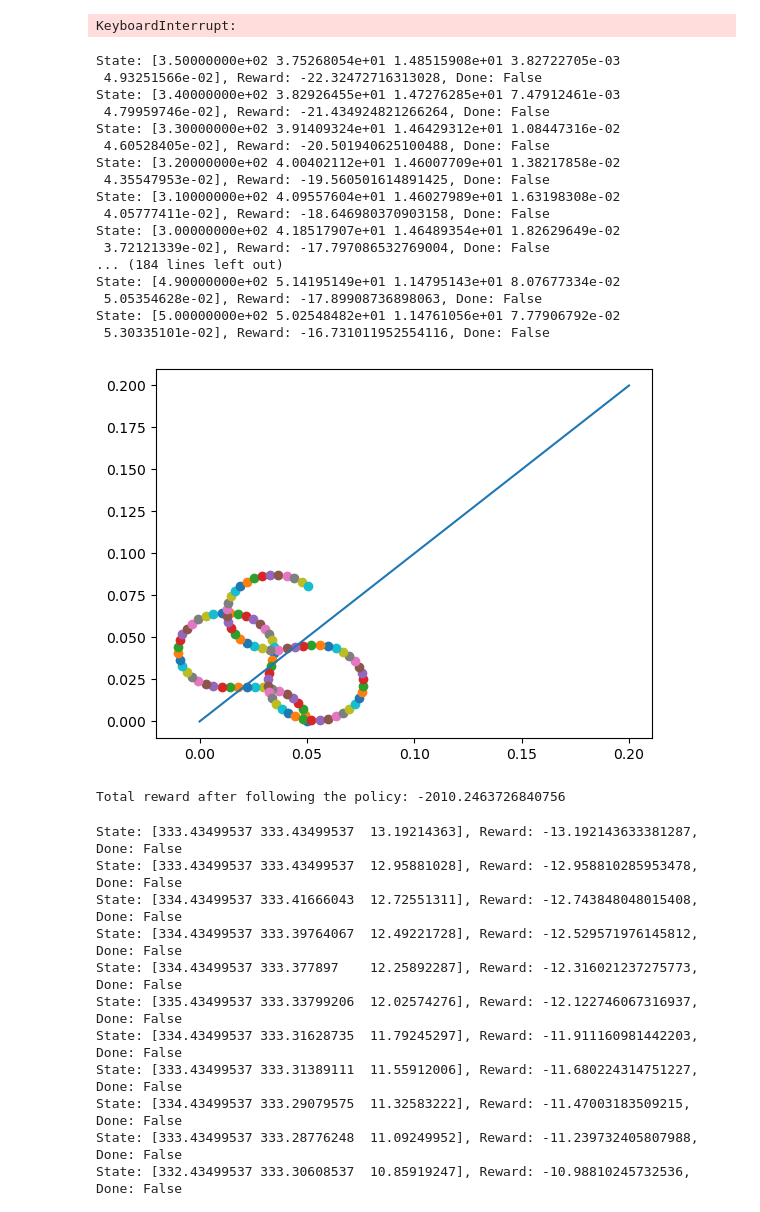
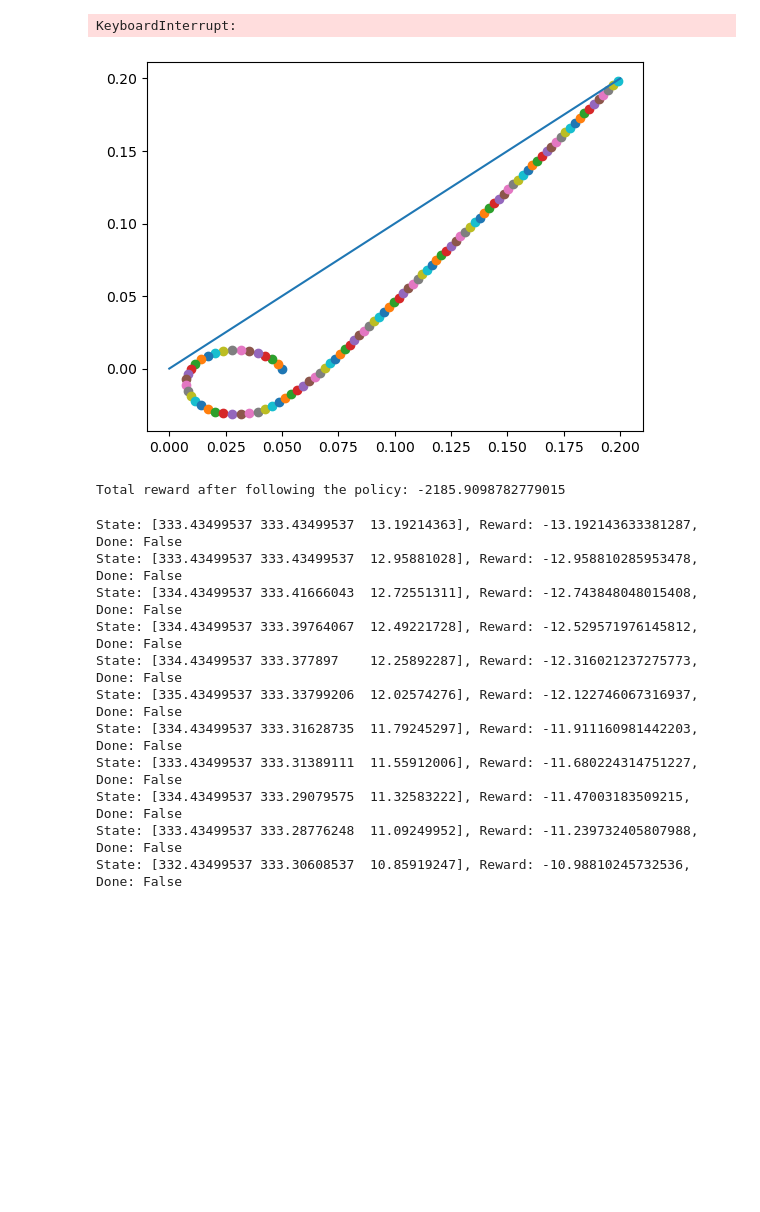
Before and after one commit to StanDobrev11/MachineLearning, a Jupyter notebook: Project/draft.ipynb, the cells around one changed output. Saved outputs shown, nothing was run; the diff lists cells and outputs as text; code cells hidden in the pictures; blank space fills up the shorter version.

```diff
--- a/Project/draft.ipynb
+++ b/Project/draft.ipynb
@@ -997,55 +998,39 @@ def deterministic_policy(env):
 # %%
 start_wp = [0, 0]
 tgt_wp = [0.2, 0.2]
 asv_psn = [0.00, 0.05]
-asv_hdg = 0
+asv_hdg = 340
 env = ShipEnv(start_wp, tgt_wp, asv_psn, asv_hdg)
 
 # Run the deterministic policy
 state = env.reset(asv_psn, asv_hdg)
 done = False
 total_reward = 0
 plt.plot([start_wp[1], tgt_wp[1]], [start_wp[0], tgt_wp[0]])
 # while not done:
 for i in range(100):
     # Get the current heading, bearing to target, and distance to target
     heading, bearing_to_target, distance_to_target, lat, lon = state
     # Determine the action based on the difference between bearing to tgt and heading
-    if bearing_to_target < env.initial_course - 1:
+
+    if bearing_to_target < heading - 1:
         action = 0  # Turn left
-    elif bearing_to_target > env.initial_course + 1:
+    elif bearing_to_target > heading + 1:
         action = 2  # Turn right
     else:
         action = 1  # Maintain heading
     # Take the action in the environment
     next_state, reward, done, _ = env.step(action)
     total_reward += reward
     state = next_state
     plt.scatter(lon, lat)
-    print(f"State: {state}, Reward: {reward}, Done: {done}")
+    # print(f"State: {state}, Reward: {reward}, Done: {done}")
     # time.sleep(1)
 plt.show()
 print(f"Total reward after following the policy: {total_reward}")
 # %% [output]
+[figure, new version]
-State: [3.50000000e+02 3.75268054e+01 1.48515908e+01 3.82722705e-03
- 4.93251566e-02], Reward: -22.32472716313028, Done: False
-State: [3.40000000e+02 3.82926455e+01 1.47276285e+01 7.47912461e-03
- 4.79959746e-02], Reward: -21.434924821266264, Done: False
-State: [3.30000000e+02 3.91409324e+01 1.46429312e+01 1.08447316e-02
- 4.60528405e-02], Reward: -20.501940625100488, Done: False
-State: [3.20000000e+02 4.00402112e+01 1.46007709e+01 1.38217858e-02
- 4.35547953e-02], Reward: -19.560501614891425, Done: False
-State: [3.10000000e+02 4.09557604e+01 1.46027989e+01 1.63198308e-02
- 4.05777411e-02], Reward: -18.646980370903158, Done: False
-State: [3.00000000e+02 4.18517907e+01 1.46489354e+01 1.82629649e-02
- 3.72121339e-02], Reward: -17.797086532769004, Done: False
-... (184 lines left out)
-State: [4.90000000e+02 5.14195149e+01 1.14795143e+01 8.07677334e-02
- 5.05354628e-02], Reward: -17.89908736898063, Done: False
-State: [5.00000000e+02 5.02548482e+01 1.14761056e+01 7.77906792e-02
- 5.30335101e-02], Reward: -16.731011952554116, Done: False
+Total reward after following the policy: -2185.9098782779015
-[figure, old version]
-Total reward after following the policy: -2010.2463726840756
 # %%
 # Example usage
 start_wp = [0, 0]
```
Also changed, not shown: parts of 1 cell of this notebook, 1 other file.
